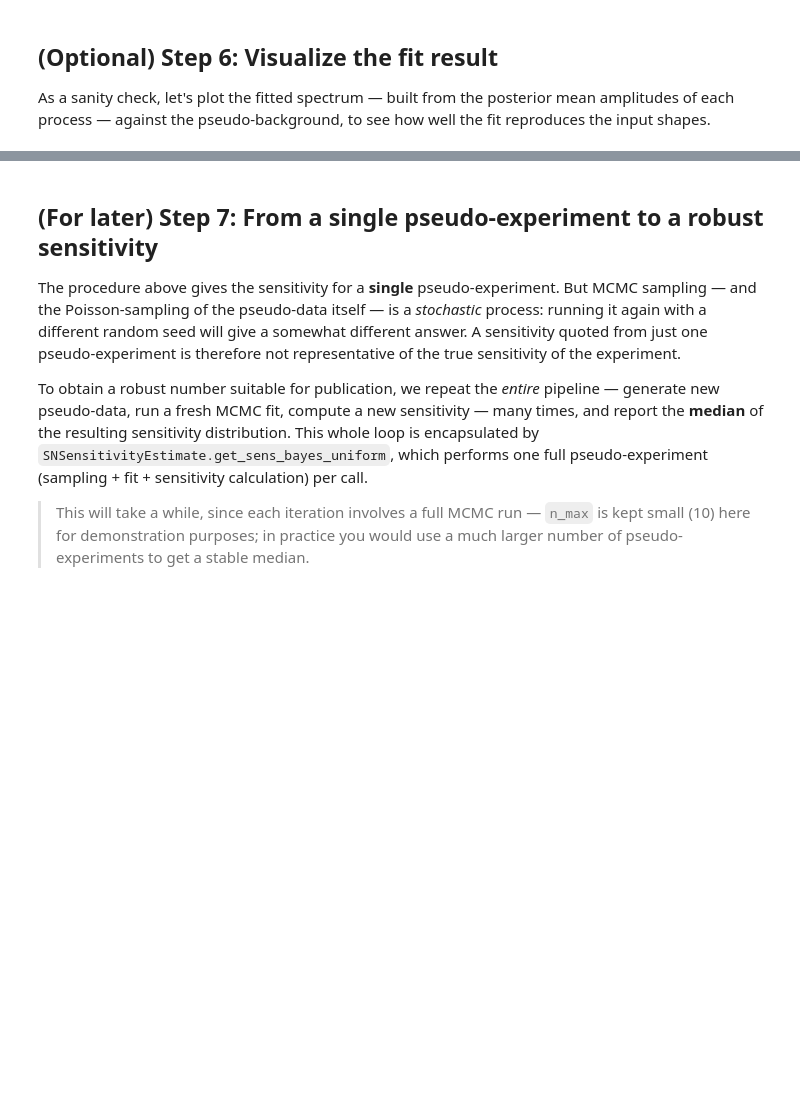
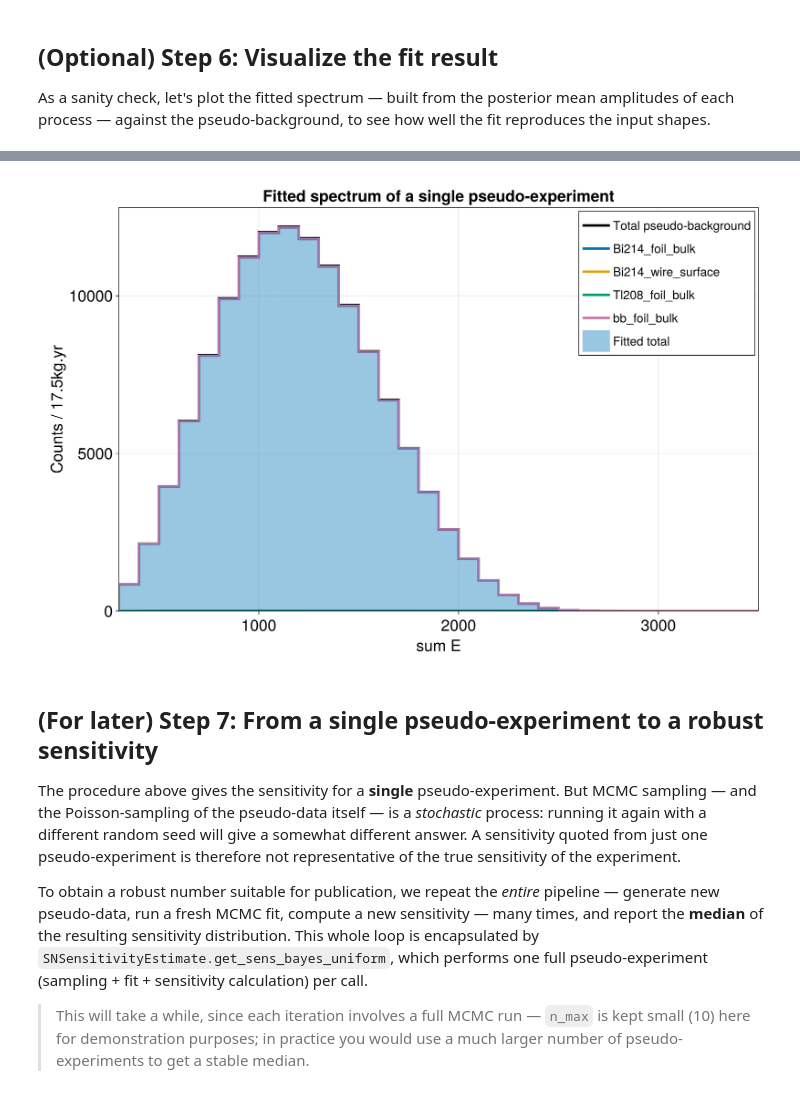
Before and after one commit to Shoram444/SN_Sensitivity_training, a Jupyter notebook: examples/ex2_bayes.ipynb, the cells around one changed output, grey strips where cells are left out. Drawn from its saved outputs; the diff is of its cells as text; code cells hidden in the pictures; blank space fills up the shorter version.

```diff
--- a/examples/ex2_bayes.ipynb
+++ b/examples/ex2_bayes.ipynb
@@ -256,25 +393,27 @@ amps = mean(samples) # get the amplitudes of each process from the posterior sam
 # %%
 let
     colors = Makie.wong_colors()
     bkg_amps = amps[2] ./ sum(amps[2]) # normalize the background amplitudes to sum to 1
     labels = data_info.process[.!data_info.is_signal]
     f = Figure(size = (1200,800), fontsize = 26)
     a = Axis(f[1,1], xlabel = "sum E", ylabel = "Counts / 17.5kg.yr", title = "Fitted spectrum of a single pseudo-experiment", limits = (300,3500, 0, nothing) )
     h_total = sum(bkg_hist)
     n_total = integral(h_total)
     CairoMakie.stephist!(a, h_total, color = :black, label = "Total pseudo-background", linewidth = 4)
 
     h_fit = [ a*normalize(h, width = false)*n_total for (h, a) in zip(bkg_hist, bkg_amps)]
 
     for i in 1:length(h_fit[1:end])
         CairoMakie.stephist!(a, h_fit[i], color = colors[i], label = labels[i], linewidth = 4)
     end
     CairoMakie.hist!(a, sum(h_fit), label = "Fitted total", color = (colors[1], 0.4), )
 
     axislegend(a; position = :rt, patchsize = (45,35), labelsize = 20)
-    save("data/out/ex2/fit_result.png", f, px_per_unit = 2)
+    save("../data/out/ex2/fit_result.png", f, px_per_unit = 2)
     f
 end
+# %% [output]
+[figure, added]
 # %% [markdown]
 ## (For later) Step 7: From a single pseudo-experiment to a robust sensitivity
 
```
Also changed, not shown: parts of 22 cells of this notebook, 9 other files.
